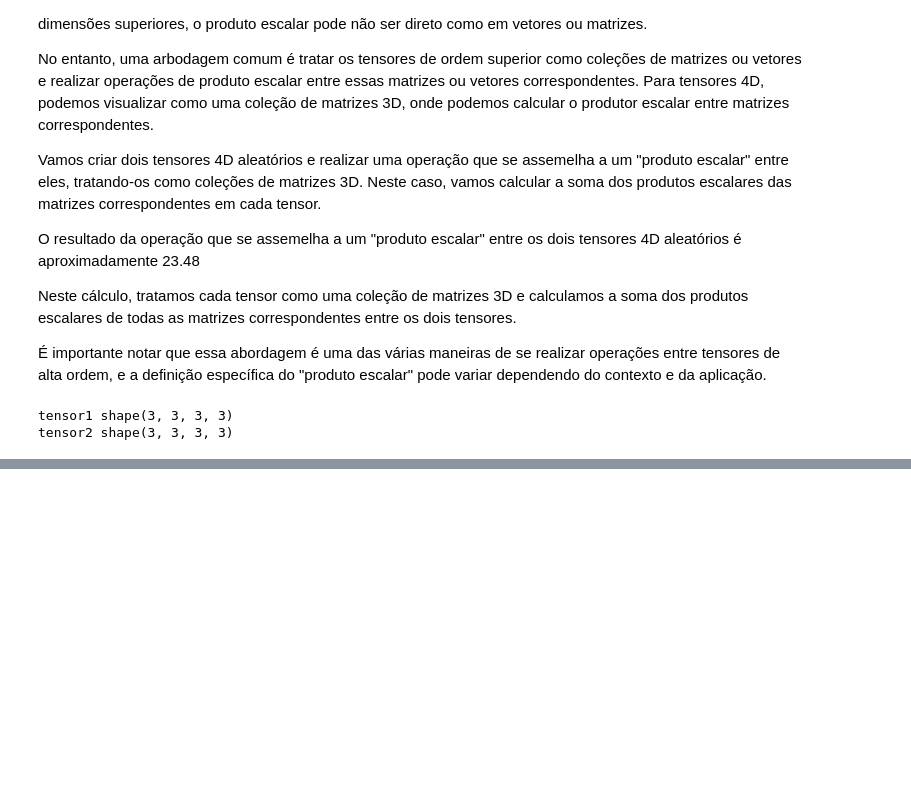
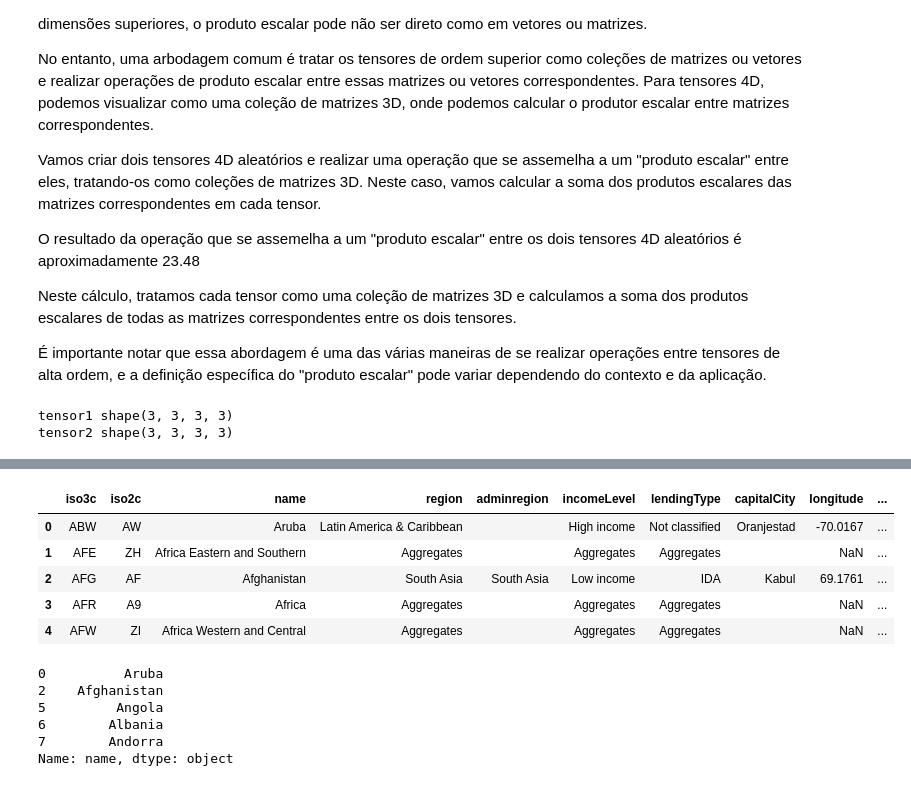
Before and after one commit to lleofernandes/DSA, a Jupyter notebook: 01_matematica_estatistica_ds_ml_ia/Lab4.ipynb, the cells around one changed output, grey strips where cells are left out. Saved outputs shown, nothing was run; the diff lists cells and outputs as text; code cells hidden in the pictures; blank space fills up the shorter version.

```diff
--- a/01_matematica_estatistica_ds_ml_ia/Lab4.ipynb
+++ b/01_matematica_estatistica_ds_ml_ia/Lab4.ipynb
@@ -924,0 +956,21 @@ Produto escalar: 17.86
+# %%
+paises = wb.get_countries() # lista de paises
+paises.head()
+# %% [output]
+|  | iso3c | iso2c | name | region | adminregion | incomeLevel | lendingType | capitalCity | longitude | ... |
+| 0 | ABW | AW | Aruba | Latin America & Caribbean |  | High income | Not classified | Oranjestad | -70.0167 | ... |
+| 1 | AFE | ZH | Africa Eastern and Southern | Aggregates |  | Aggregates | Aggregates |  | NaN | ... |
+| 2 | AFG | AF | Afghanistan | South Asia | South Asia | Low income | IDA | Kabul | 69.1761 | ... |
+| 3 | AFR | A9 | Africa | Aggregates |  | Aggregates | Aggregates |  | NaN | ... |
+| 4 | AFW | ZI | Africa Western and Central | Aggregates |  | Aggregates | Aggregates |  | NaN | ... |
+# %%
+# filtros: remover agregações e manter somente paises sem valores ausentes
+paises_filtered = paises[paises['region'] != "Aggregates"].name
+paises_filtered.head()
+# %% [output]
+0          Aruba
+2    Afghanistan
+5         Angola
+6        Albania
+7        Andorra
+Name: name, dtype: object
```
Also changed, not shown: parts of 18 cells of this notebook.
